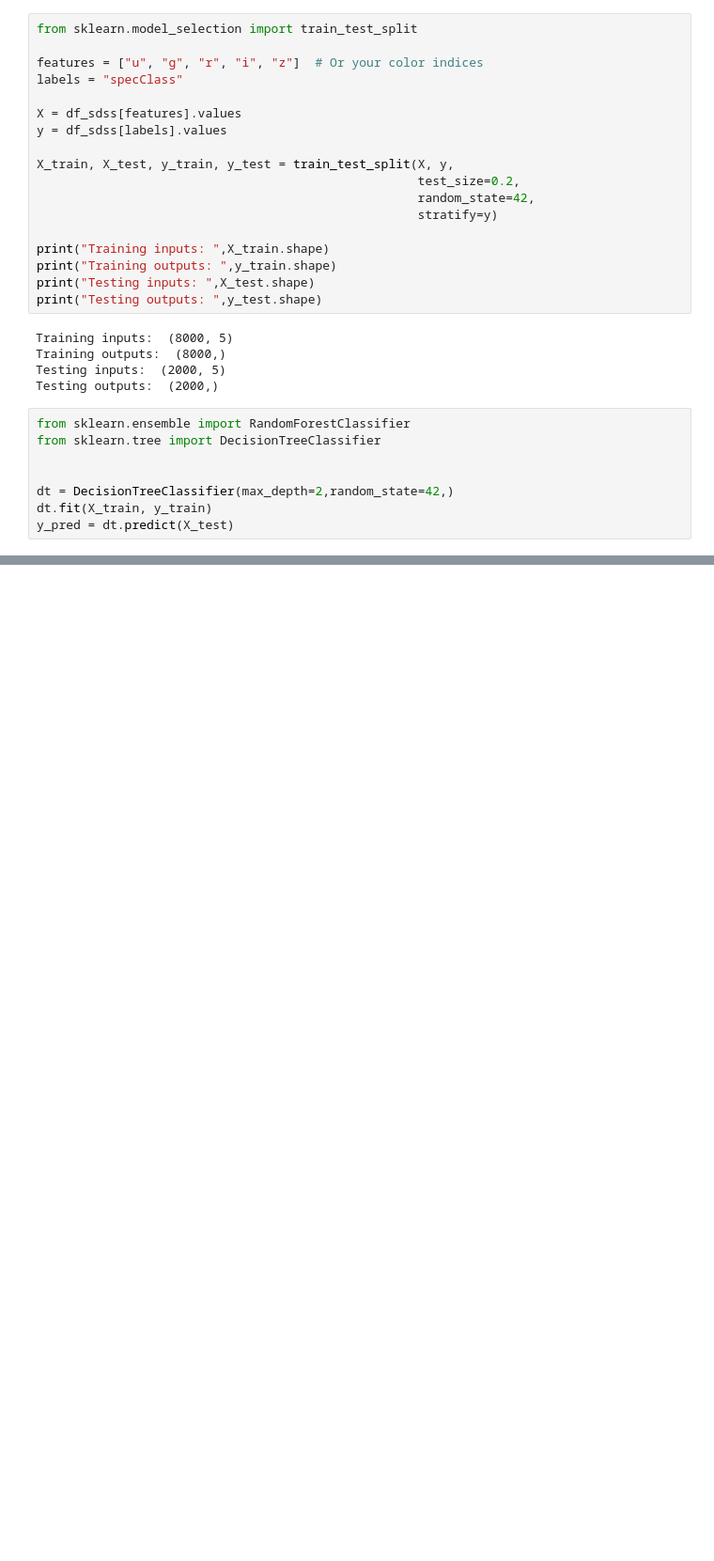
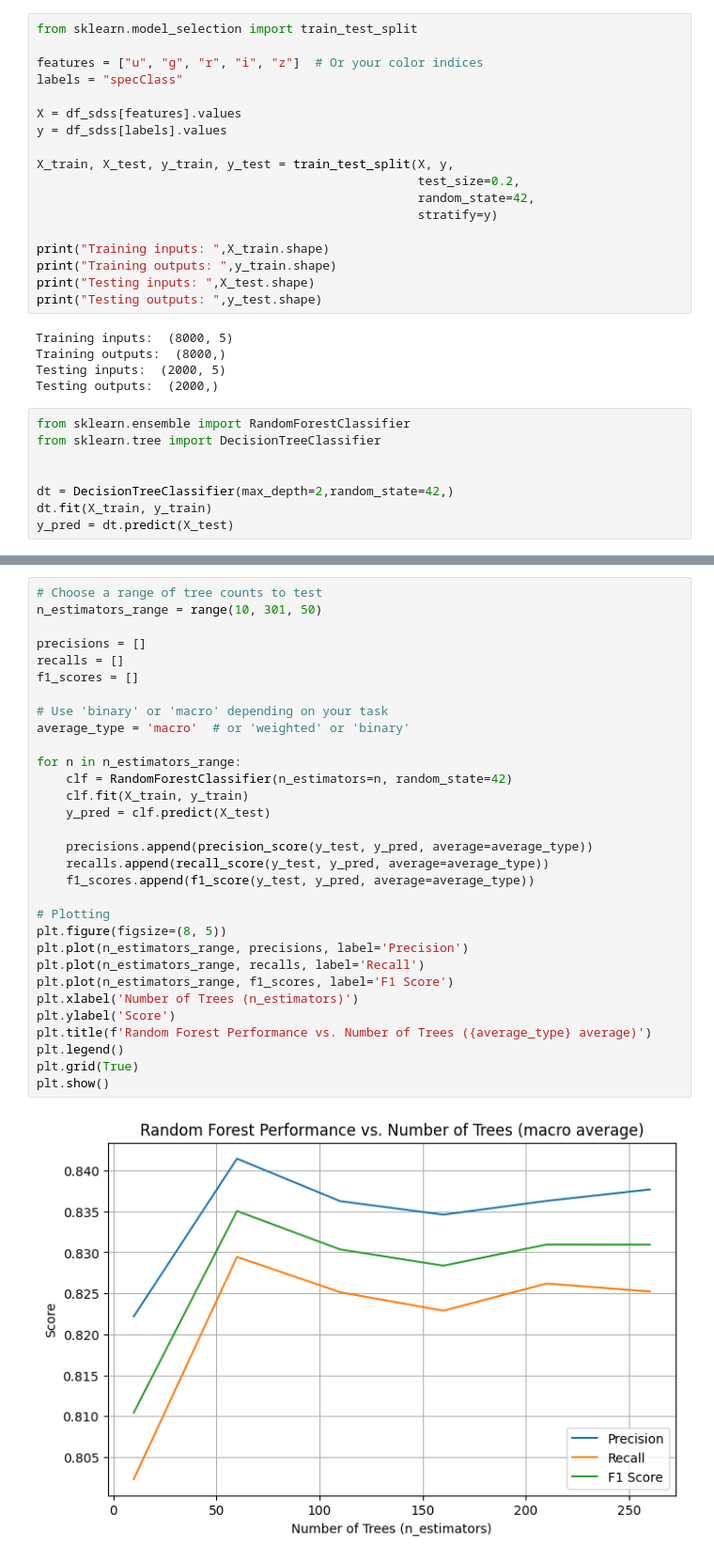
Before and after one commit to csabiu/KAML-2025, a Jupyter notebook: KAML_catalogues.ipynb, the cells around one changed output, grey strips where cells are left out. Shown: that part at 94% size. Saved outputs shown, nothing was run; the diff lists cells and outputs as text; blank space fills up the shorter version.

```diff
--- a/KAML_catalogues.ipynb
+++ b/KAML_catalogues.ipynb
@@ -228,0 +299,33 @@ plt.show()
+# %%
+# Choose a range of tree counts to test
+n_estimators_range = range(10, 301, 50)
+
+precisions = []
+recalls = []
+f1_scores = []
+
+# Use 'binary' or 'macro' depending on your task
+average_type = 'macro'  # or 'weighted' or 'binary'
+
+for n in n_estimators_range:
+    clf = RandomForestClassifier(n_estimators=n, random_state=42)
+    clf.fit(X_train, y_train)
+    y_pred = clf.predict(X_test)
+
+    precisions.append(precision_score(y_test, y_pred, average=average_type))
+    recalls.append(recall_score(y_test, y_pred, average=average_type))
+    f1_scores.append(f1_score(y_test, y_pred, average=average_type))
+
+# Plotting
+plt.figure(figsize=(8, 5))
+plt.plot(n_estimators_range, precisions, label='Precision')
+plt.plot(n_estimators_range, recalls, label='Recall')
+plt.plot(n_estimators_range, f1_scores, label='F1 Score')
+plt.xlabel('Number of Trees (n_estimators)')
+plt.ylabel('Score')
+plt.title(f'Random Forest Performance vs. Number of Trees ({average_type} average)')
+plt.legend()
+plt.grid(True)
+plt.show()
+# %% [output]
+[figure, added]
```
Also changed, not shown: parts of 12 cells of this notebook.
